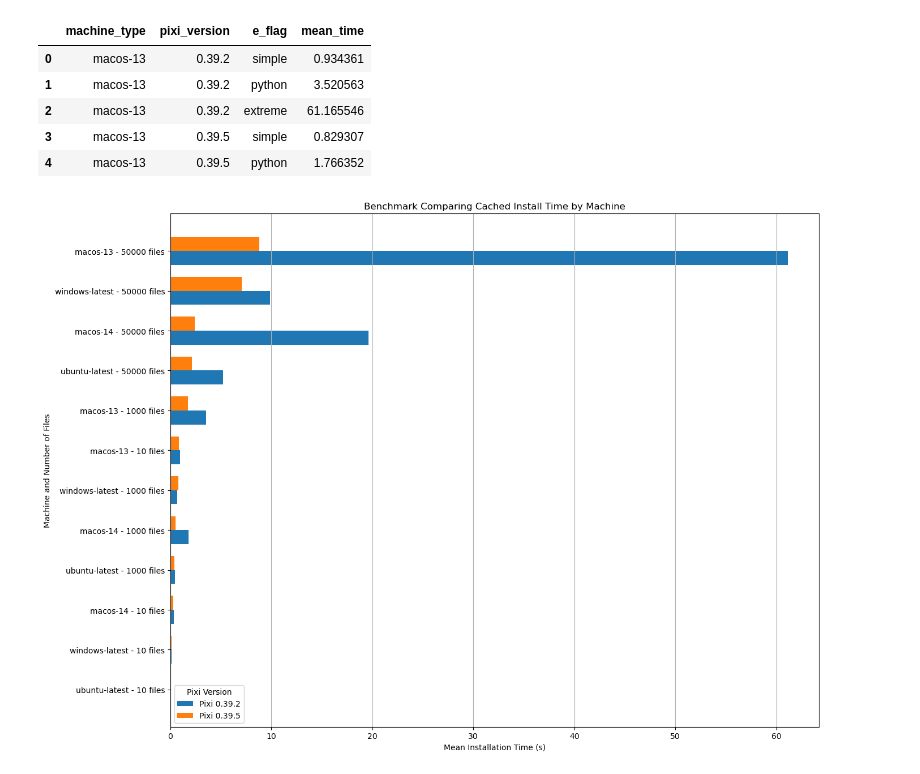
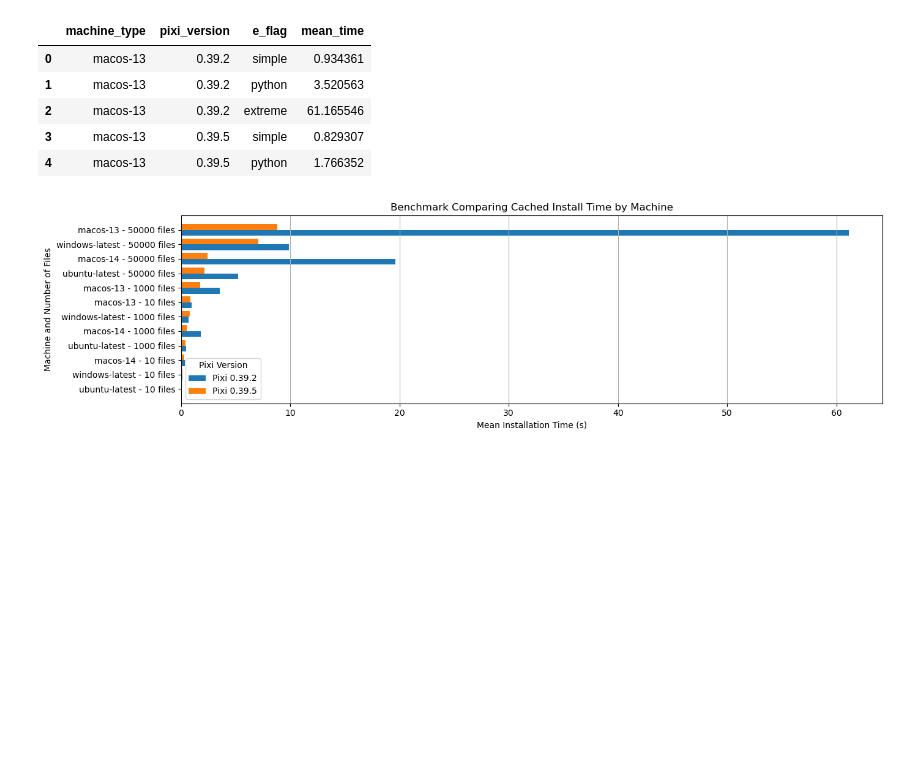
Before and after one commit to ruben-arts/bench-improvements, a Jupyter notebook: benchmark_comparison.ipynb, the cells around one changed output. Drawn from its saved outputs; the diff is of its cells as text; code cells hidden in the pictures; blank space fills up the shorter version.

```diff
--- a/benchmark_comparison.ipynb
+++ b/benchmark_comparison.ipynb
@@ -117,35 +117,36 @@ df_pivot_melted['label'] = pd.Categorical(df_pivot_melted['label'], categories=s
 
 # Split bars slightly apart by creating offsets
 unique_labels = df_pivot_melted['label'].unique()
-bar_width = 0.35  # Adjusted bar width for better spacing
+bar_width = 0.40  # Adjusted bar width for better spacing
 x_pos = np.arange(len(unique_labels))  # Generate positions based on the data length
 
 # Prepare a figure
-plt.figure(figsize=(14, 10))
+plt.figure(figsize=(14, 4))
 
 # Plot each version separately with properly adjusted positions
 for idx, version in enumerate(df_pivot_melted['pixi_version'].unique()):
     subset = df_pivot_melted[df_pivot_melted['pixi_version'] == version].sort_values(by="label")
     if not subset.empty:
         # Adjust x positions for each version
         plt.barh(
             x_pos + (idx * bar_width) - (bar_width / 2),
             subset['mean_time'].values,
             height=bar_width,
             label=f"Pixi {version}",
             align='center'
         )
 
 # Set the labels and formatting
 plt.yticks(x_pos, sorted_labels)
 plt.title('Benchmark Comparing Cached Install Time by Machine')
 plt.xlabel('Mean Installation Time (s)')
 plt.ylabel('Machine and Number of Files')
 
 # Use Pixi version as the legend label
 plt.legend(title="Pixi Version")
 plt.grid(axis='x')
 plt.tight_layout()
+plt.savefig("benchmark_comparison.png", dpi=300)  # Save with high quality
 plt.show()
 # %% [output]
-[figure, old version]
+[figure, new version]
```
Also changed, not shown: 4 other files.
